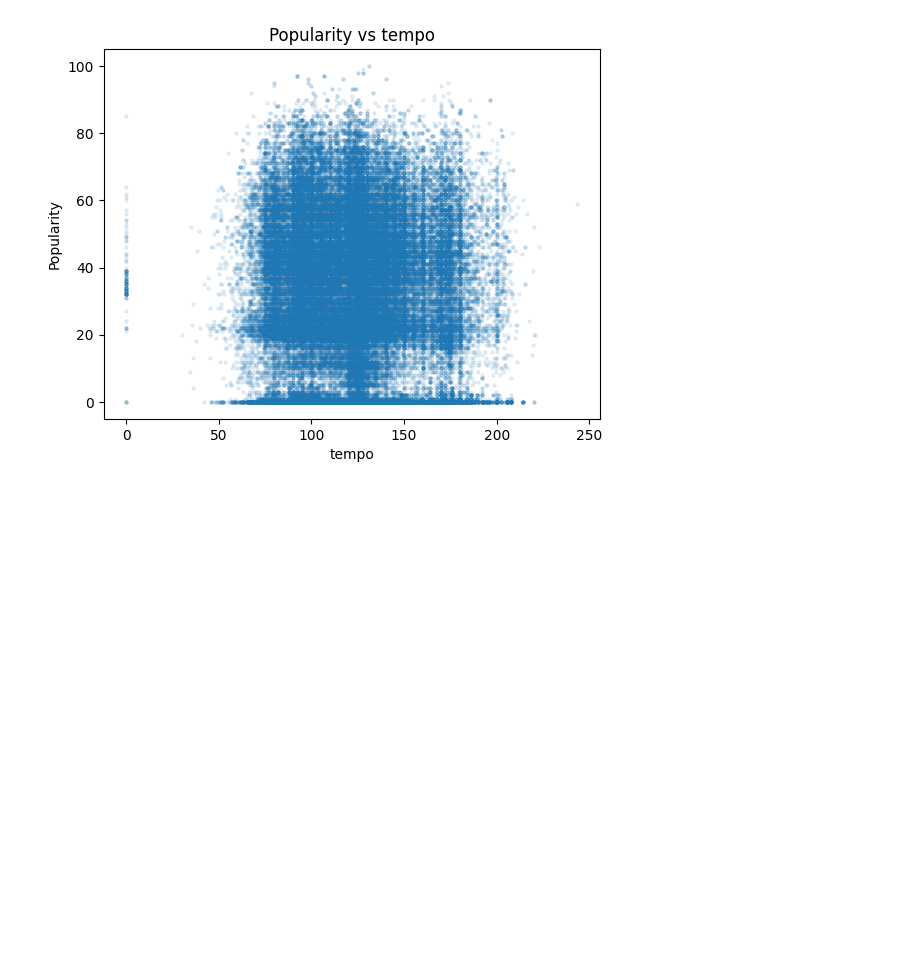
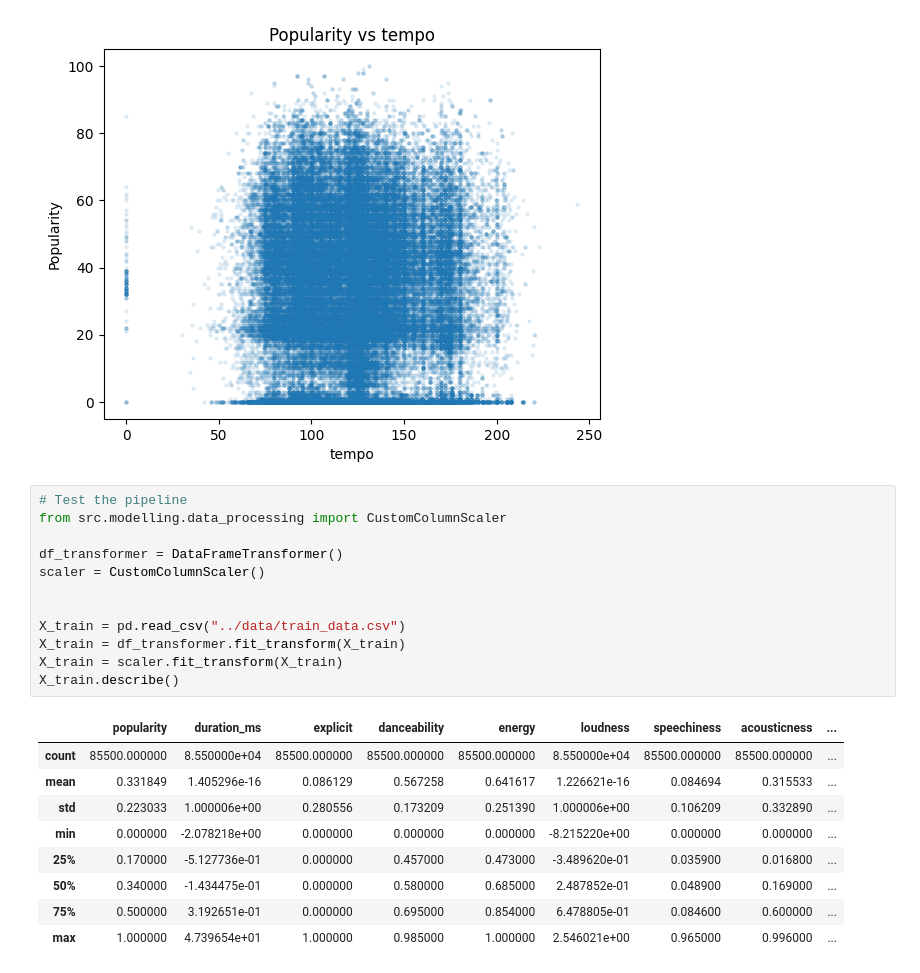
Before and after one commit to Leob000/spotify-popularity-prediction, a Jupyter notebook: src/notebooks/explo.ipynb, the cells around one changed output. Saved outputs shown, nothing was run; the diff lists cells and outputs as text; blank space fills up the shorter version.

Commit message:
feat(pipeline): Added a pipeline for easy transformations/scaling

```diff
--- a/src/notebooks/explo.ipynb
+++ b/src/notebooks/explo.ipynb
@@ -197,3 +199,25 @@ for col in cols_num:
 [figure]
 [figure]
 [figure]
+# %%
+# Test the pipeline
+from src.modelling.data_processing import CustomColumnScaler
+
+df_transformer = DataFrameTransformer()
+scaler = CustomColumnScaler()
+
+
+X_train = pd.read_csv("../data/train_data.csv")
+X_train = df_transformer.fit_transform(X_train)
+X_train = scaler.fit_transform(X_train)
+X_train.describe()
+# %% [output]
+|  | popularity | duration_ms | explicit | danceability | energy | loudness | speechiness | acousticness | ... |
+| count | 85500.000000 | 8.550000e+04 | 85500.000000 | 85500.000000 | 85500.000000 | 8.550000e+04 | 85500.000000 | 85500.000000 | ... |
+| mean | 0.331849 | 1.405296e-16 | 0.086129 | 0.567258 | 0.641617 | 1.226621e-16 | 0.084694 | 0.315533 | ... |
+| std | 0.223033 | 1.000006e+00 | 0.280556 | 0.173209 | 0.251390 | 1.000006e+00 | 0.106209 | 0.332890 | ... |
+| min | 0.000000 | -2.078218e+00 | 0.000000 | 0.000000 | 0.000000 | -8.215220e+00 | 0.000000 | 0.000000 | ... |
+| 25% | 0.170000 | -5.127736e-01 | 0.000000 | 0.457000 | 0.473000 | -3.489620e-01 | 0.035900 | 0.016800 | ... |
+| 50% | 0.340000 | -1.434475e-01 | 0.000000 | 0.580000 | 0.685000 | 2.487852e-01 | 0.048900 | 0.169000 | ... |
+| 75% | 0.500000 | 3.192651e-01 | 0.000000 | 0.695000 | 0.854000 | 6.478805e-01 | 0.084600 | 0.600000 | ... |
+| max | 1.000000 | 4.739654e+01 | 1.000000 | 0.985000 | 1.000000 | 2.546021e+00 | 0.965000 | 0.996000 | ... |
```
Also changed, not shown: parts of 4 cells of this notebook, 5 other files.
